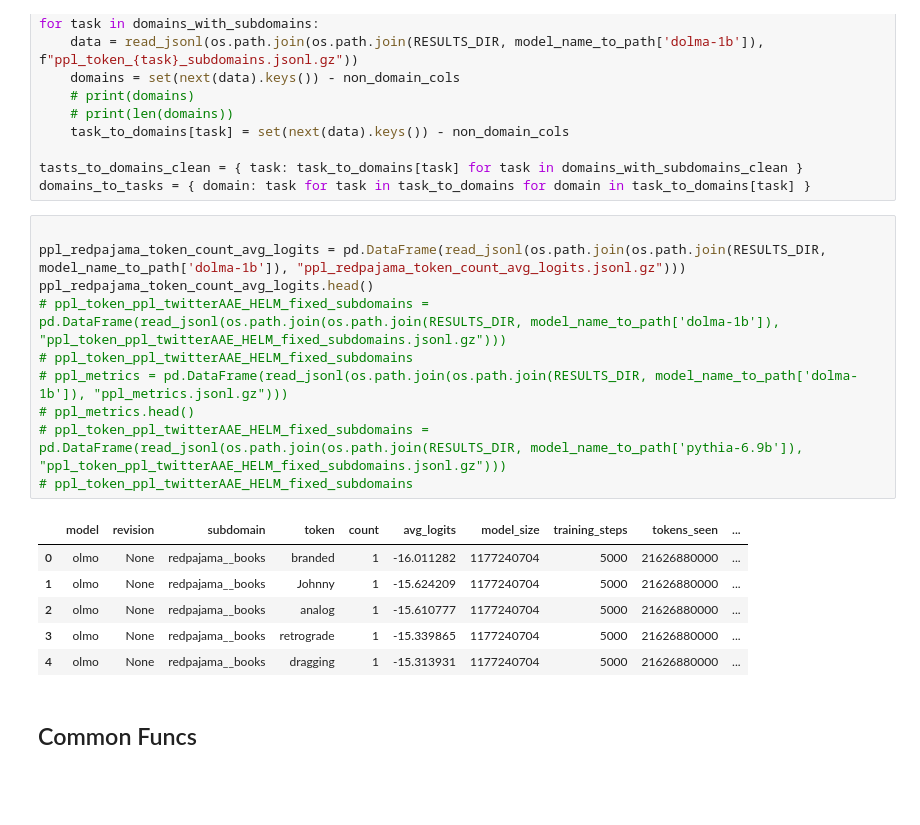
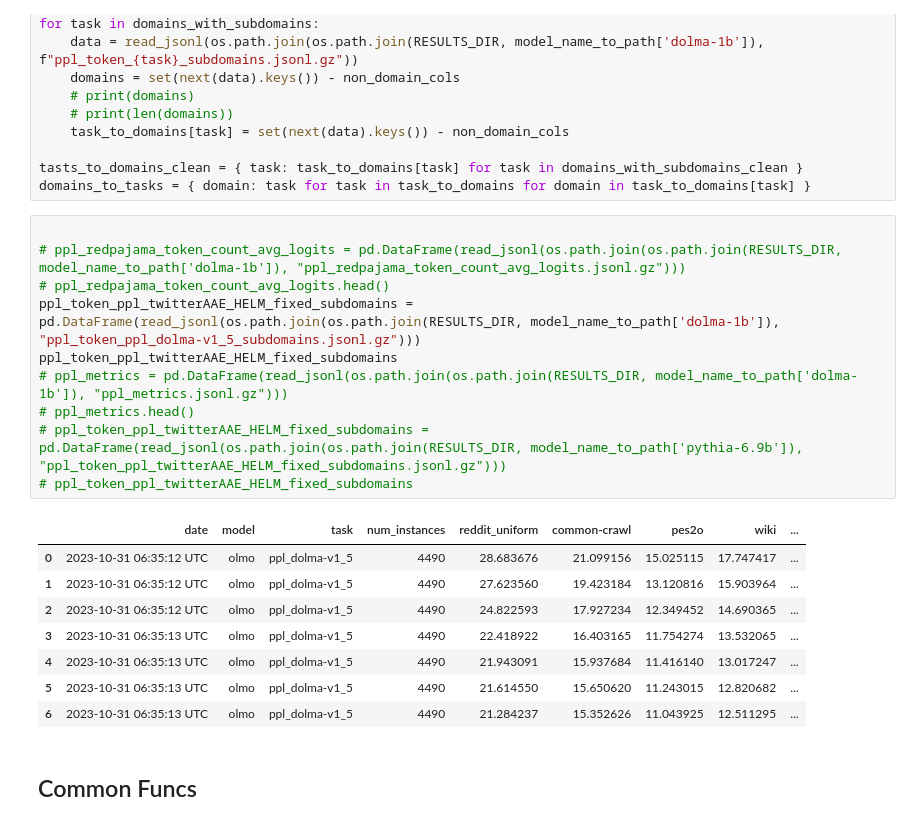
Before and after one commit to allenai/OLMo-Eval, a Jupyter notebook: notebooks/perplexity_suite_paper_visualizations.ipynb.ipynb, the cells around one changed output. Drawn from its saved outputs; the diff is of its cells as text; blank space fills up the shorter version.

```diff
--- a/notebooks/perplexity_suite_paper_visualizations.ipynb.ipynb
+++ b/notebooks/perplexity_suite_paper_visualizations.ipynb.ipynb
@@ -432,21 +432,23 @@ tasts_to_domains_clean = { task: task_to_domains[task] for task in domains_with_
 domains_to_tasks = { domain: task for task in task_to_domains for domain in task_to_domains[task] }
 # %%
 
-ppl_redpajama_token_count_avg_logits = pd.DataFrame(read_jsonl(os.path.join(os.path.join(RESULTS_DIR, model_name_to_path['dolma-1b']), "ppl_redpajama_token_count_avg_logits.jsonl.gz")))
-ppl_redpajama_token_count_avg_logits.head()
-# ppl_token_ppl_twitterAAE_HELM_fixed_subdomains = pd.DataFrame(read_jsonl(os.path.join(os.path.join(RESULTS_DIR, model_name_to_path['dolma-1b']), "ppl_token_ppl_twitterAAE_HELM_fixed_subdomains.jsonl.gz")))
-# ppl_token_ppl_twitterAAE_HELM_fixed_subdomains
+# ppl_redpajama_token_count_avg_logits = pd.DataFrame(read_jsonl(os.path.join(os.path.join(RESULTS_DIR, model_name_to_path['dolma-1b']), "ppl_redpajama_token_count_avg_logits.jsonl.gz")))
+# ppl_redpajama_token_count_avg_logits.head()
+ppl_token_ppl_twitterAAE_HELM_fixed_subdomains = pd.DataFrame(read_jsonl(os.path.join(os.path.join(RESULTS_DIR, model_name_to_path['dolma-1b']), "ppl_token_ppl_dolma-v1_5_subdomains.jsonl.gz")))
+ppl_token_ppl_twitterAAE_HELM_fixed_subdomains
 # ppl_metrics = pd.DataFrame(read_jsonl(os.path.join(os.path.join(RESULTS_DIR, model_name_to_path['dolma-1b']), "ppl_metrics.jsonl.gz")))
 # ppl_metrics.head()
 # ppl_token_ppl_twitterAAE_HELM_fixed_subdomains = pd.DataFrame(read_jsonl(os.path.join(os.path.join(RESULTS_DIR, model_name_to_path['pythia-6.9b']), "ppl_token_ppl_twitterAAE_HELM_fixed_subdomains.jsonl.gz")))
 # ppl_token_ppl_twitterAAE_HELM_fixed_subdomains
 # %% [output]
-|  | model | revision | subdomain | token | count | avg_logits | model_size | training_steps | tokens_seen | ... |
-| 0 | olmo | None | redpajama__books | branded | 1 | -16.011282 | 1177240704 | 5000 | 21626880000 | ... |
-| 1 | olmo | None | redpajama__books | Johnny | 1 | -15.624209 | 1177240704 | 5000 | 21626880000 | ... |
-| 2 | olmo | None | redpajama__books | analog | 1 | -15.610777 | 1177240704 | 5000 | 21626880000 | ... |
-| 3 | olmo | None | redpajama__books | retrograde | 1 | -15.339865 | 1177240704 | 5000 | 21626880000 | ... |
-| 4 | olmo | None | redpajama__books | dragging | 1 | -15.313931 | 1177240704 | 5000 | 21626880000 | ... |
+|  | date | model | task | num_instances | reddit_uniform | common-crawl | pes2o | wiki | ... |
+| 0 | 2023-10-31 06:35:12 UTC | olmo | ppl_dolma-v1_5 | 4490 | 28.683676 | 21.099156 | 15.025115 | 17.747417 | ... |
+| 1 | 2023-10-31 06:35:12 UTC | olmo | ppl_dolma-v1_5 | 4490 | 27.623560 | 19.423184 | 13.120816 | 15.903964 | ... |
+| 2 | 2023-10-31 06:35:12 UTC | olmo | ppl_dolma-v1_5 | 4490 | 24.822593 | 17.927234 | 12.349452 | 14.690365 | ... |
+| 3 | 2023-10-31 06:35:13 UTC | olmo | ppl_dolma-v1_5 | 4490 | 22.418922 | 16.403165 | 11.754274 | 13.532065 | ... |
+| 4 | 2023-10-31 06:35:13 UTC | olmo | ppl_dolma-v1_5 | 4490 | 21.943091 | 15.937684 | 11.416140 | 13.017247 | ... |
+| 5 | 2023-10-31 06:35:13 UTC | olmo | ppl_dolma-v1_5 | 4490 | 21.614550 | 15.650620 | 11.243015 | 12.820682 | ... |
+| 6 | 2023-10-31 06:35:13 UTC | olmo | ppl_dolma-v1_5 | 4490 | 21.284237 | 15.352626 | 11.043925 | 12.511295 | ... |
 # %% [markdown]
 ## Common Funcs
 # %%
```
Also changed, not shown: parts of 4 cells of this notebook.
